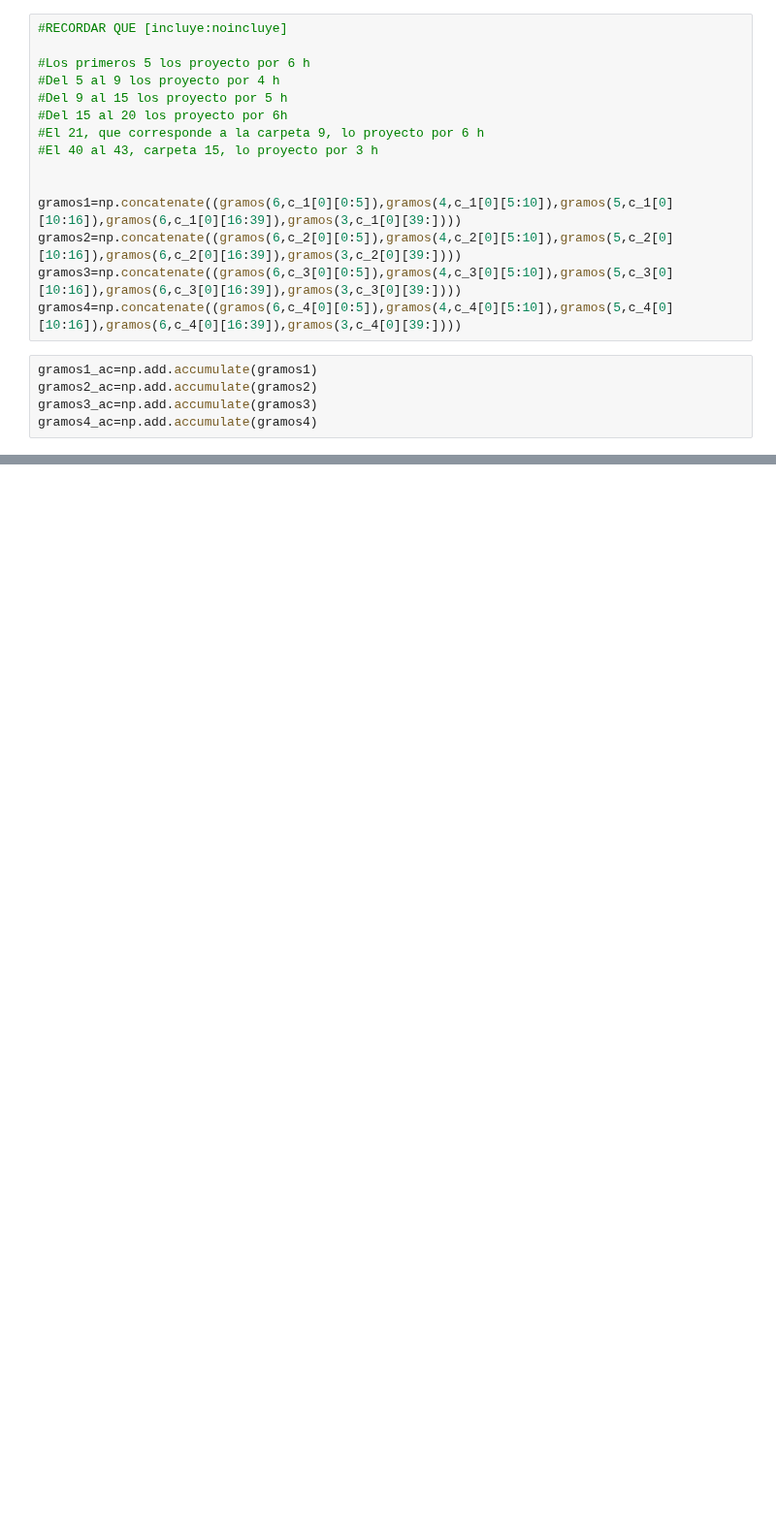
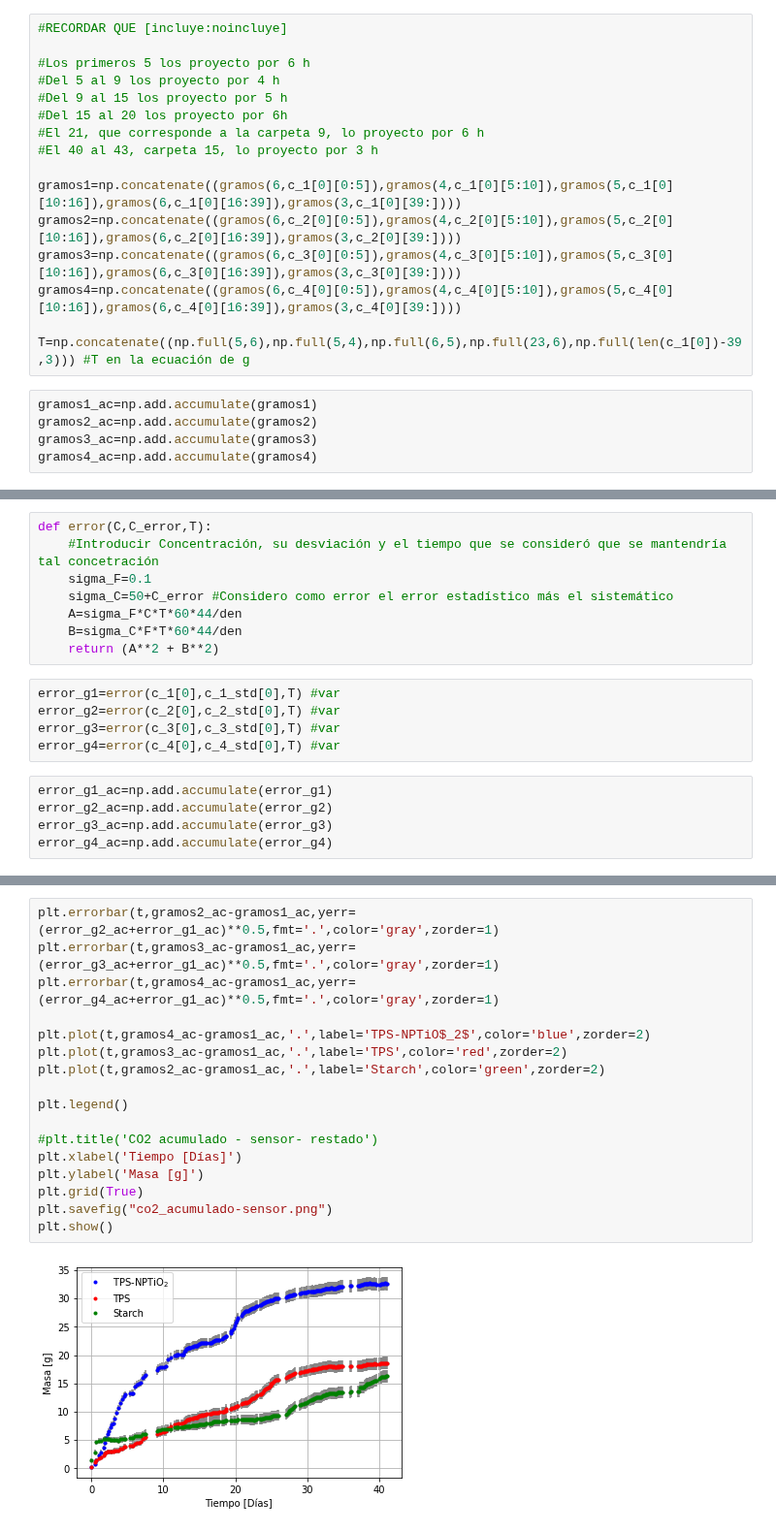
Before and after one commit to fyulita/laboratorio-6-y-7, a Jupyter notebook: TEST3/notebook-resultados.ipynb, the cells around one changed output, grey strips where cells are left out. Shown at 97% size. Cells and saved outputs as stored; diff of their text form; blank space fills up the shorter version.

```diff
--- a/TEST3/notebook-resultados.ipynb
+++ b/TEST3/notebook-resultados.ipynb
@@ -147,11 +129,12 @@ array([603.17813765, 599.42105263, 522.36437247, 404.56680162])
 #El 21, que corresponde a la carpeta 9, lo proyecto por 6 h
 #El 40 al 43, carpeta 15, lo proyecto por 3 h
 
-
 gramos1=np.concatenate((gramos(6,c_1[0][0:5]),gramos(4,c_1[0][5:10]),gramos(5,c_1[0][10:16]),gramos(6,c_1[0][16:39]),gramos(3,c_1[0][39:])))
 gramos2=np.concatenate((gramos(6,c_2[0][0:5]),gramos(4,c_2[0][5:10]),gramos(5,c_2[0][10:16]),gramos(6,c_2[0][16:39]),gramos(3,c_2[0][39:])))
 gramos3=np.concatenate((gramos(6,c_3[0][0:5]),gramos(4,c_3[0][5:10]),gramos(5,c_3[0][10:16]),gramos(6,c_3[0][16:39]),gramos(3,c_3[0][39:])))
 gramos4=np.concatenate((gramos(6,c_4[0][0:5]),gramos(4,c_4[0][5:10]),gramos(5,c_4[0][10:16]),gramos(6,c_4[0][16:39]),gramos(3,c_4[0][39:])))
+
+T=np.concatenate((np.full(5,6),np.full(5,4),np.full(6,5),np.full(23,6),np.full(len(c_1[0])-39,3))) #T en la ecuación de g
 # %%
 gramos1_ac=np.add.accumulate(gramos1)
 gramos2_ac=np.add.accumulate(gramos2)
@@ -174,0 +169,18 @@ plt.show()
+# %%
+def error(C,C_error,T):
+    #Introducir Concentración, su desviación y el tiempo que se consideró que se mantendría tal concetración
+    sigma_F=0.1
+    sigma_C=50+C_error #Considero como error el error estadístico más el sistemático
+    A=sigma_F*C*T*60*44/den
+    B=sigma_C*F*T*60*44/den
+    return (A**2 + B**2)
+# %%
+error_g1=error(c_1[0],c_1_std[0],T) #var
+error_g2=error(c_2[0],c_2_std[0],T) #var
+error_g3=error(c_3[0],c_3_std[0],T) #var
+error_g4=error(c_4[0],c_4_std[0],T) #var
+# %%
+error_g1_ac=np.add.accumulate(error_g1)
+error_g2_ac=np.add.accumulate(error_g2)
+error_g3_ac=np.add.accumulate(error_g3)
+error_g4_ac=np.add.accumulate(error_g4)
@@ -174,0 +189,19 @@ plt.show()
+# %%
+plt.errorbar(t,gramos2_ac-gramos1_ac,yerr=(error_g2_ac+error_g1_ac)**0.5,fmt='.',color='gray',zorder=1)
+plt.errorbar(t,gramos3_ac-gramos1_ac,yerr=(error_g3_ac+error_g1_ac)**0.5,fmt='.',color='gray',zorder=1)
+plt.errorbar(t,gramos4_ac-gramos1_ac,yerr=(error_g4_ac+error_g1_ac)**0.5,fmt='.',color='gray',zorder=1)
+
+plt.plot(t,gramos4_ac-gramos1_ac,'.',label='TPS-NPTiO$_2$',color='blue',zorder=2)
+plt.plot(t,gramos3_ac-gramos1_ac,'.',label='TPS',color='red',zorder=2)
+plt.plot(t,gramos2_ac-gramos1_ac,'.',label='Starch',color='green',zorder=2)
+
+plt.legend()
+
+#plt.title('CO2 acumulado - sensor- restado')
+plt.xlabel('Tiempo [Días]')
+plt.ylabel('Masa [g]')
+plt.grid(True)
+plt.savefig("co2_acumulado-sensor.png")
+plt.show()
+# %% [output]
+[figure, added]
```
Also changed, not shown: parts of 10 cells of this notebook, 29 other files.
